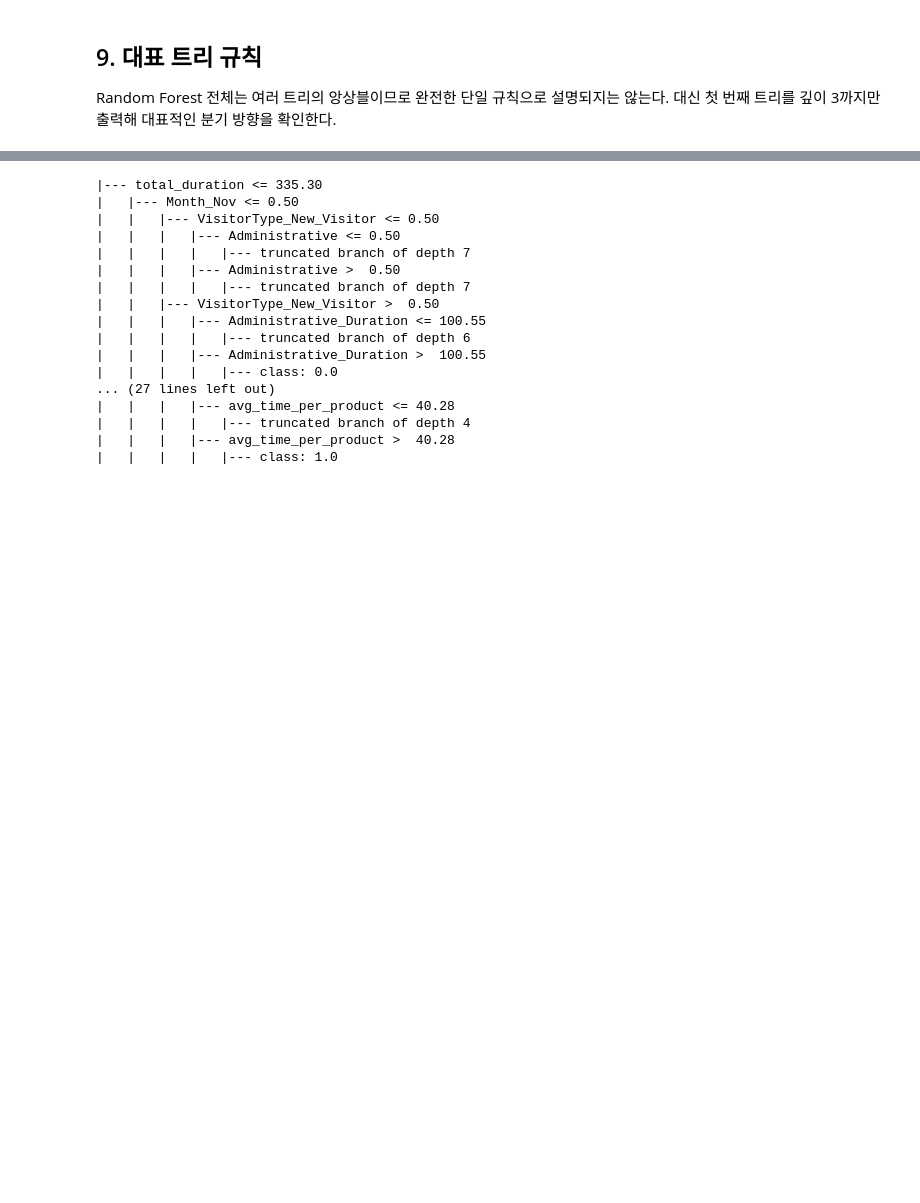
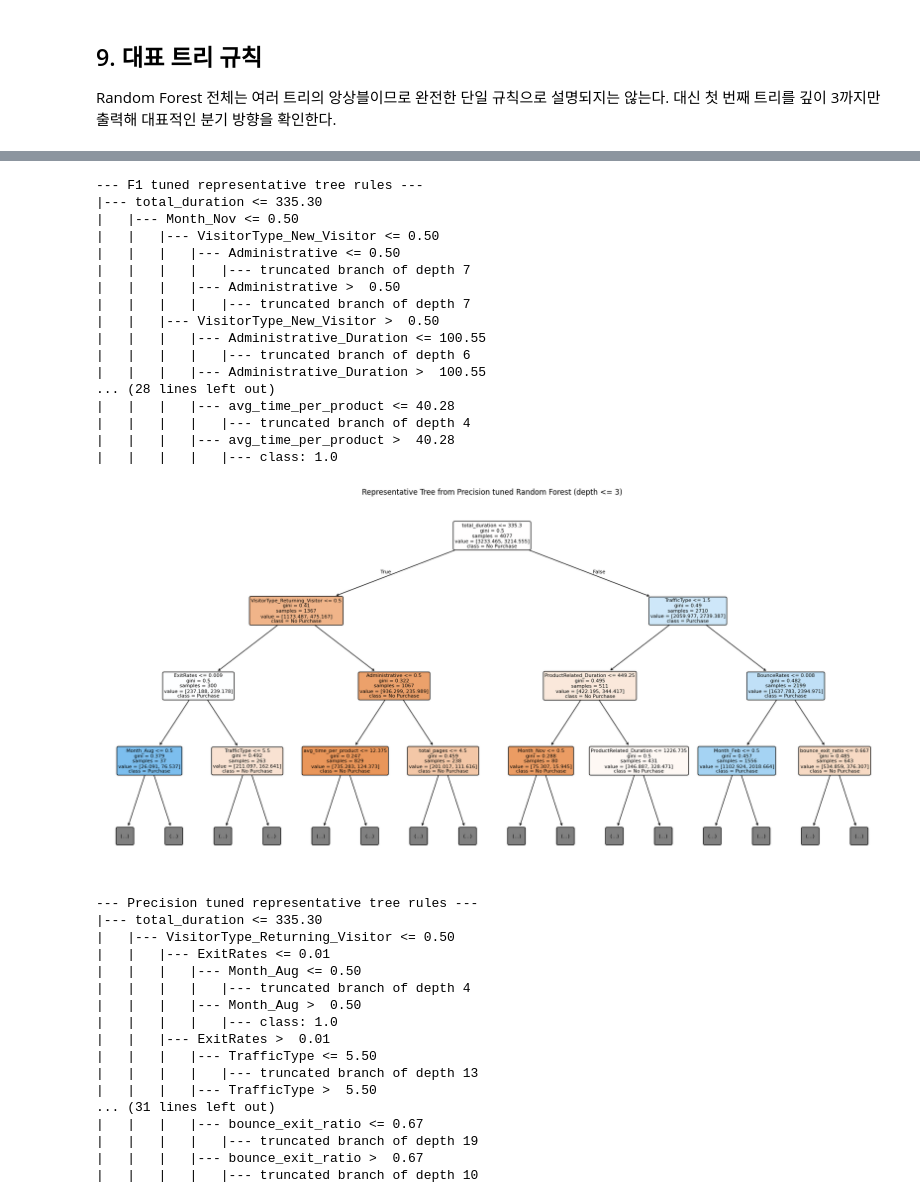
Before and after one commit to ShoppingInsight/shopper-prediction, a Jupyter notebook: models/random_forest/RandomForest.ipynb, the cells around one changed output, grey strips where cells are left out. Cells and saved outputs as stored; diff of their text form; code cells hidden in the pictures; blank space fills up the shorter version.

```diff
--- a/models/random_forest/RandomForest.ipynb
+++ b/models/random_forest/RandomForest.ipynb
@@ -460,42 +549,62 @@ plt.show()
 
 Random Forest 전체는 여러 트리의 앙상블이므로 완전한 단일 규칙으로 설명되지는 않는다. 대신 첫 번째 트리를 깊이 3까지만 출력해 대표적인 분기 방향을 확인한다.
 # %%
-fig, ax = plt.subplots(figsize=(18, 9))
-plot_tree(
-    best_model.estimators_[0],
-    feature_names=list(X_train_clean.columns),
-    class_names=['No Purchase', 'Purchase'],
-    filled=True,
-    rounded=True,
-    max_depth=3,
-    fontsize=8,
-    ax=ax,
-)
-ax.set_title('Representative Tree from Tuned Random Forest (depth <= 3)')
-plt.tight_layout()
-plt.show()
+for name, model in [('F1 tuned', best_f1_model), ('Precision tuned', best_precision_model)]:
+    fig, ax = plt.subplots(figsize=(18, 9))
+    plot_tree(
+        model.estimators_[0],
+        feature_names=list(X_train_clean.columns),
+        class_names=['No Purchase', 'Purchase'],
+        filled=True,
+        rounded=True,
+        max_depth=3,
+        fontsize=8,
+        ax=ax,
+    )
+    ax.set_title(f'Representative Tree from {name} Random Forest (depth <= 3)')
+    plt.tight_layout()
+    plt.show()
 
-print(export_text(
-    best_model.estimators_[0],
-    feature_names=list(X_train_clean.columns),
-    max_depth=3,
-))
+    print(f'--- {name} representative tree rules ---')
+    print(export_text(
+        model.estimators_[0],
+        feature_names=list(X_train_clean.columns),
+        max_depth=3,
+    ))
 # %% [output]
 [figure]
+--- F1 tuned representative tree rules ---
 |--- total_duration <= 335.30
 |   |--- Month_Nov <= 0.50
 |   |   |--- VisitorType_New_Visitor <= 0.50
 |   |   |   |--- Administrative <= 0.50
 |   |   |   |   |--- truncated branch of depth 7
 |   |   |   |--- Administrative >  0.50
 |   |   |   |   |--- truncated branch of depth 7
 |   |   |--- VisitorType_New_Visitor >  0.50
 |   |   |   |--- Administrative_Duration <= 100.55
 |   |   |   |   |--- truncated branch of depth 6
 |   |   |   |--- Administrative_Duration >  100.55
-|   |   |   |   |--- class: 0.0
-... (27 lines left out)
+... (28 lines left out)
 |   |   |   |--- avg_time_per_product <= 40.28
 |   |   |   |   |--- truncated branch of depth 4
 |   |   |   |--- avg_time_per_product >  40.28
 |   |   |   |   |--- class: 1.0
+[figure, added]
+--- Precision tuned representative tree rules ---
+|--- total_duration <= 335.30
+|   |--- VisitorType_Returning_Visitor <= 0.50
+|   |   |--- ExitRates <= 0.01
+|   |   |   |--- Month_Aug <= 0.50
+|   |   |   |   |--- truncated branch of depth 4
+|   |   |   |--- Month_Aug >  0.50
+|   |   |   |   |--- class: 1.0
+|   |   |--- ExitRates >  0.01
+|   |   |   |--- TrafficType <= 5.50
+|   |   |   |   |--- truncated branch of depth 13
+|   |   |   |--- TrafficType >  5.50
+... (31 lines left out)
+|   |   |   |--- bounce_exit_ratio <= 0.67
+|   |   |   |   |--- truncated branch of depth 19
+|   |   |   |--- bounce_exit_ratio >  0.67
+|   |   |   |   |--- truncated branch of depth 10
```
Also changed, not shown: parts of 3 cells of this notebook.
